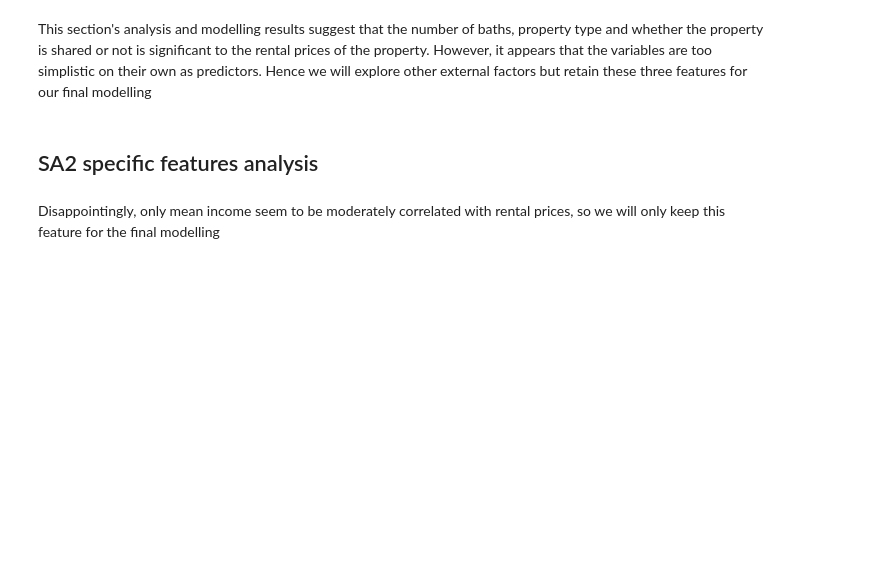
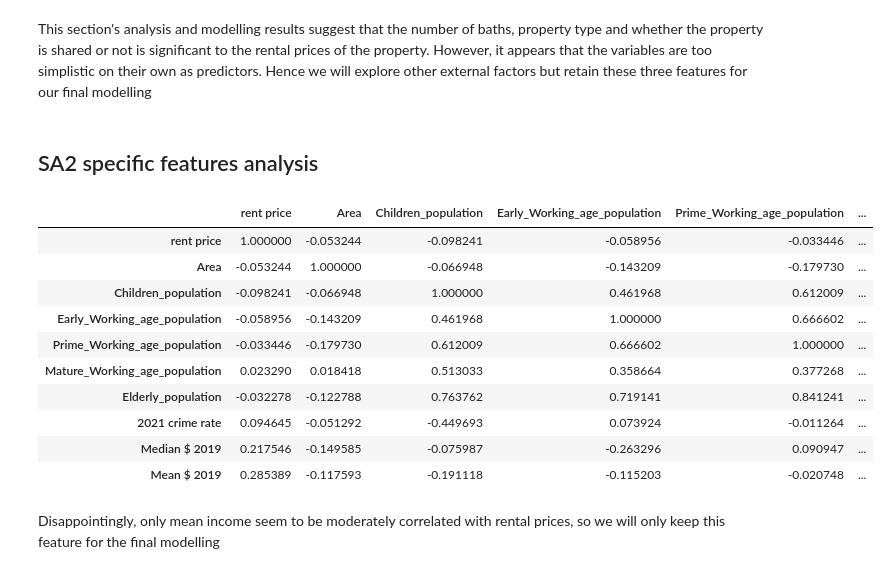
Before and after one commit to MAST30034-Applied-Data-Science/generic-real-estate-consulting-project-18, a Jupyter notebook: notebooks/Summary_notebook.ipynb, the cells around one changed output. Drawn from its saved outputs; the diff is of its cells as text; code cells hidden in the pictures; blank space fills up the shorter version.

```diff
--- a/notebooks/Summary_notebook.ipynb
+++ b/notebooks/Summary_notebook.ipynb
@@ -136,7 +136,23 @@ for column in SA2_features.columns:
 # %%
 # examine the correlation between the internal attributes of rental property; numerical
 corr_2 = SA2_features .corr()
-# corr_2.style.background_gradient(cmap='coolwarm')
+corr_2.drop(columns = ['index', 'SA2 code_y', 'SA2 CODE'], inplace = True)
+corr_2.drop( ['index', 'SA2 code_y', 'SA2 CODE'], inplace = True)
+corr_2.rename(columns = {'cost_text': 'rent price'}, inplace = True)
+corr_2.set_index(corr_2.columns, inplace = True)
+corr_2.style.background_gradient(cmap='coolwarm')
+# %% [output]
+|  | rent price | Area | Children_population | Early_Working_age_population | Prime_Working_age_population | ... |
+| rent price | 1.000000 | -0.053244 | -0.098241 | -0.058956 | -0.033446 | ... |
+| Area | -0.053244 | 1.000000 | -0.066948 | -0.143209 | -0.179730 | ... |
+| Children_population | -0.098241 | -0.066948 | 1.000000 | 0.461968 | 0.612009 | ... |
+| Early_Working_age_population | -0.058956 | -0.143209 | 0.461968 | 1.000000 | 0.666602 | ... |
+| Prime_Working_age_population | -0.033446 | -0.179730 | 0.612009 | 0.666602 | 1.000000 | ... |
+| Mature_Working_age_population | 0.023290 | 0.018418 | 0.513033 | 0.358664 | 0.377268 | ... |
+| Elderly_population | -0.032278 | -0.122788 | 0.763762 | 0.719141 | 0.841241 | ... |
+| 2021 crime rate | 0.094645 | -0.051292 | -0.449693 | 0.073924 | -0.011264 | ... |
+| Median $ 2019 | 0.217546 | -0.149585 | -0.075987 | -0.263296 | 0.090947 | ... |
+| Mean $ 2019 | 0.285389 | -0.117593 | -0.191118 | -0.115203 | -0.020748 | ... |
 # %% [markdown]
 Disappointingly, only mean income seem to be moderately correlated with rental prices, so we will only keep this feature for the final modelling
 # %%
```
Also changed, not shown: parts of 13 cells of this notebook, 5 other files.
